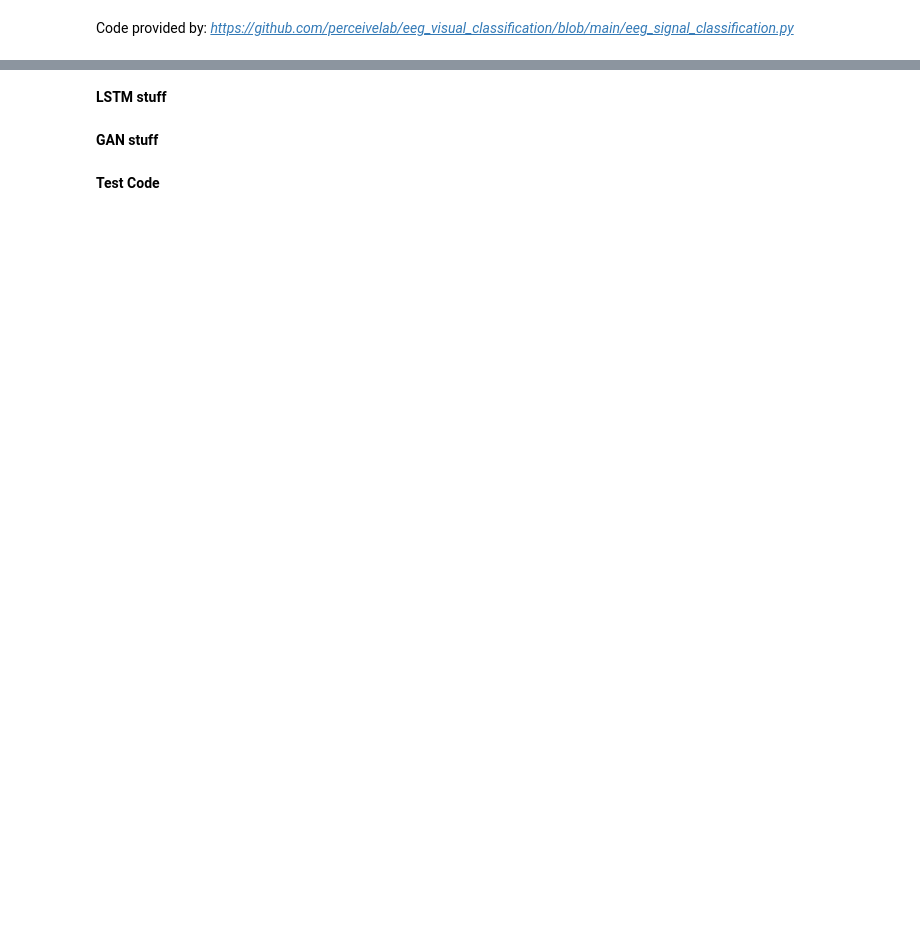
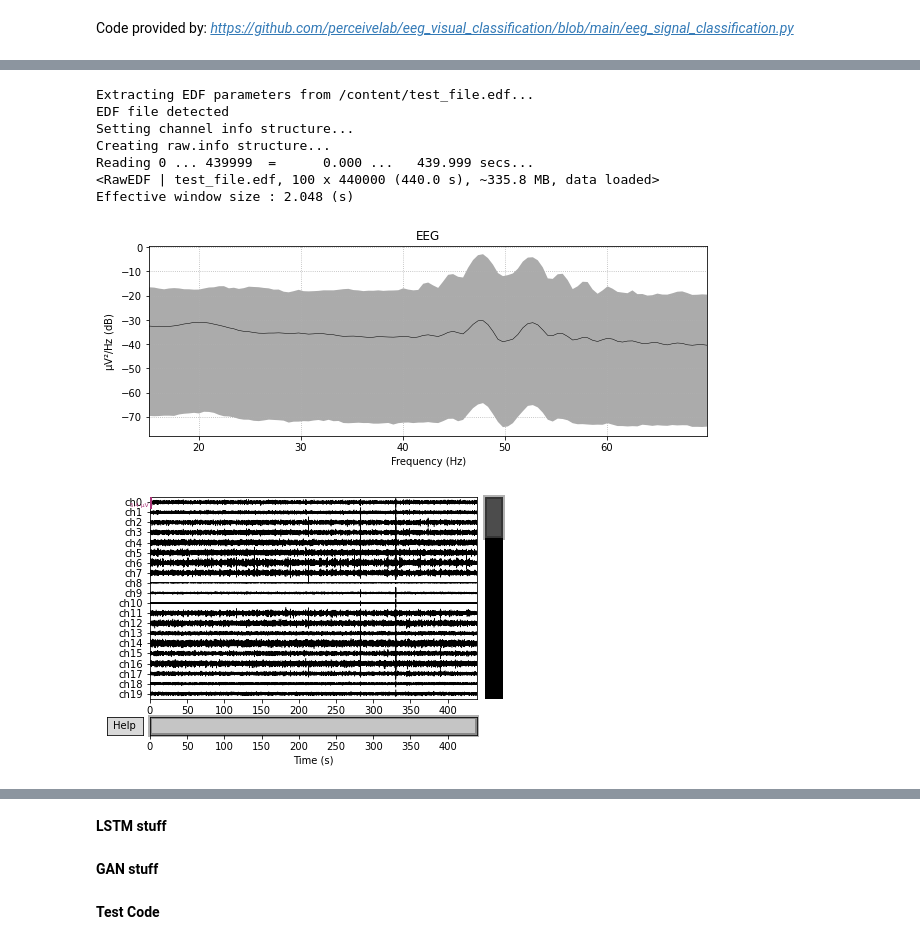
Before and after one commit to acardara/EEG-Decoding-to-Images, a Jupyter notebook: CSE_247_Project.ipynb, the cells around one changed output, grey strips where cells are left out. Drawn from its saved outputs; the diff is of its cells as text; code cells hidden in the pictures; blank space fills up the shorter version.

```diff
--- a/CSE_247_Project.ipynb
+++ b/CSE_247_Project.ipynb
@@ -144,0 +382,12 @@ class EEGDataset:
+# %%
+visualizeData(test_path)
+# %% [output]
+Extracting EDF parameters from /content/test_file.edf...
+EDF file detected
+Setting channel info structure...
+Creating raw.info structure...
+Reading 0 ... 439999  =      0.000 ...   439.999 secs...
+<RawEDF | test_file.edf, 100 x 440000 (440.0 s), ~335.8 MB, data loaded>
+Effective window size : 2.048 (s)
+[figure, added]
+[figure, added]
```
Also changed, not shown: parts of 22 cells of this notebook.
